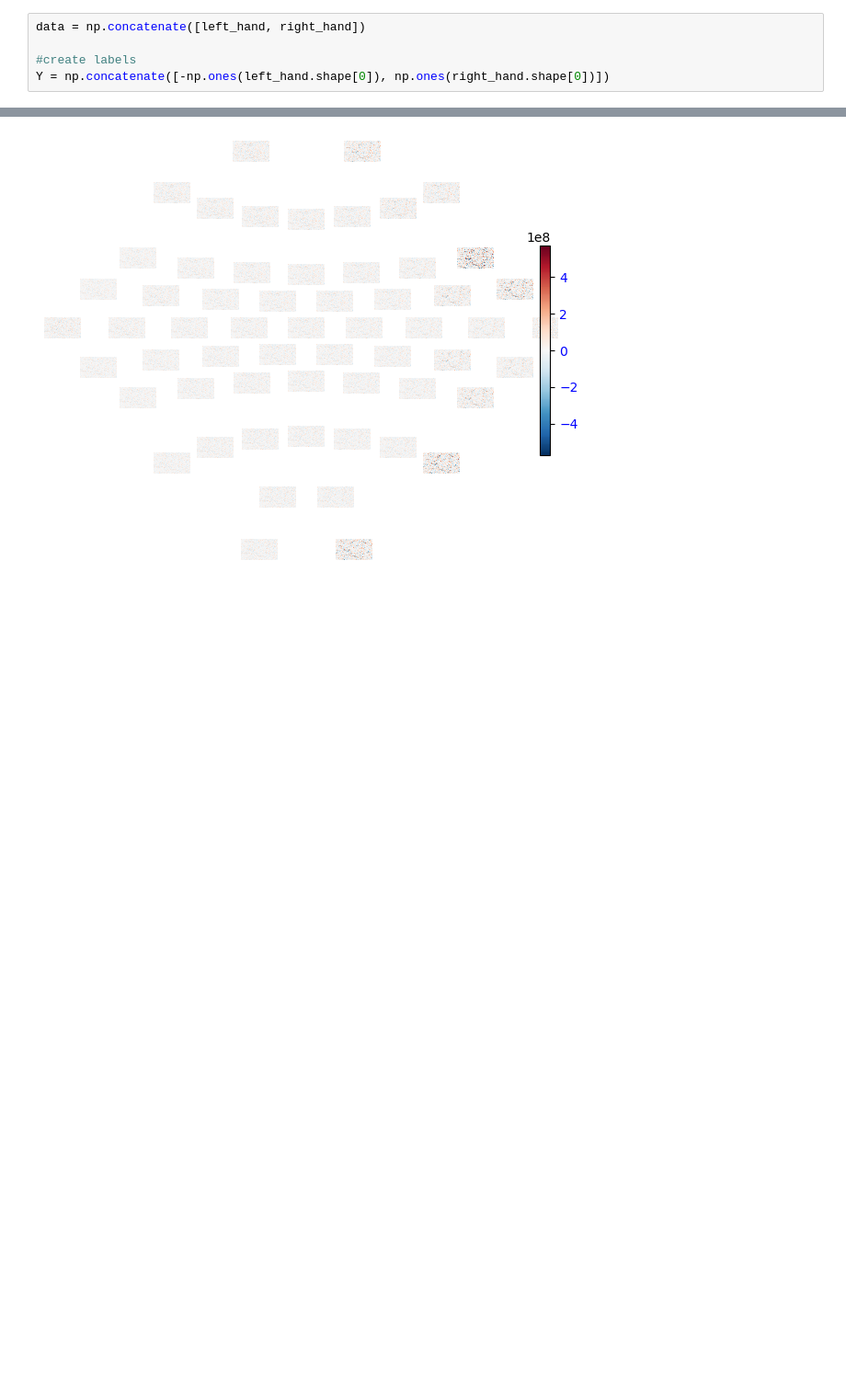
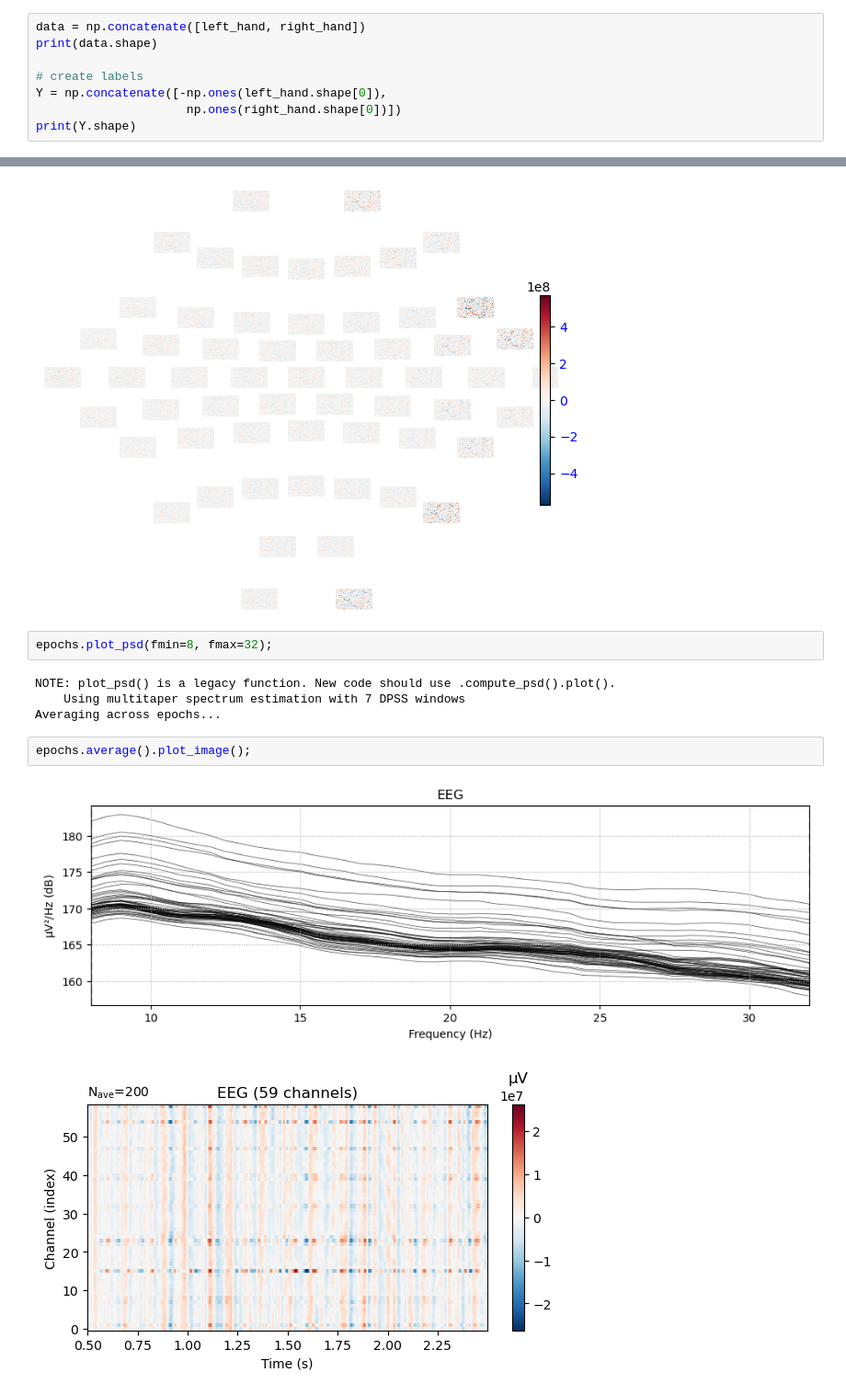
Before and after one commit to anmutechsupport/Energy-Efficient-Decoding-of-EEG-Motor-Imagery-using-Spiking-Legendre-Memory-Units, a Jupyter notebook: preprocessing.ipynb, the cells around one changed output, grey strips where cells are left out. Shown: that part at 92% size. Saved outputs shown, nothing was run; the diff lists cells and outputs as text; blank space fills up the shorter version.

```diff
--- a/preprocessing.ipynb
+++ b/preprocessing.ipynb
@@ -174,6 +176,9 @@ left_hand.shape
 (100, 59, 2000)
 # %%
 data = np.concatenate([left_hand, right_hand])
+print(data.shape)
 
-#create labels
-Y = np.concatenate([-np.ones(left_hand.shape[0]), np.ones(right_hand.shape[0])])
+# create labels
+Y = np.concatenate([-np.ones(left_hand.shape[0]),
+                     np.ones(right_hand.shape[0])])
+print(Y.shape)
@@ -335,3 +344,14 @@ epochs.plot_topo_image(layout=layout,
                        fig_facecolor='w', font_color='b');
 # %% [output]
 [figure]
+# %%
+epochs.plot_psd(fmin=8, fmax=32);
+# %% [output]
+NOTE: plot_psd() is a legacy function. New code should use .compute_psd().plot().
+    Using multitaper spectrum estimation with 7 DPSS windows
+Averaging across epochs...
+# %%
+epochs.average().plot_image();
+# %% [output]
+[figure, added]
+[figure, added]
```
Also changed, not shown: parts of 11 cells of this notebook.
